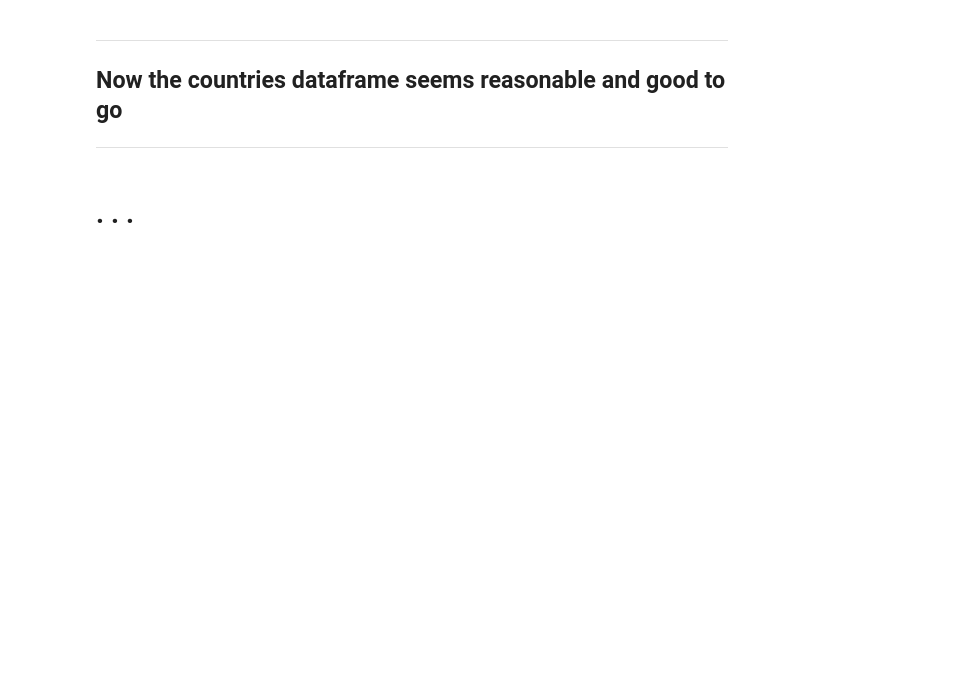
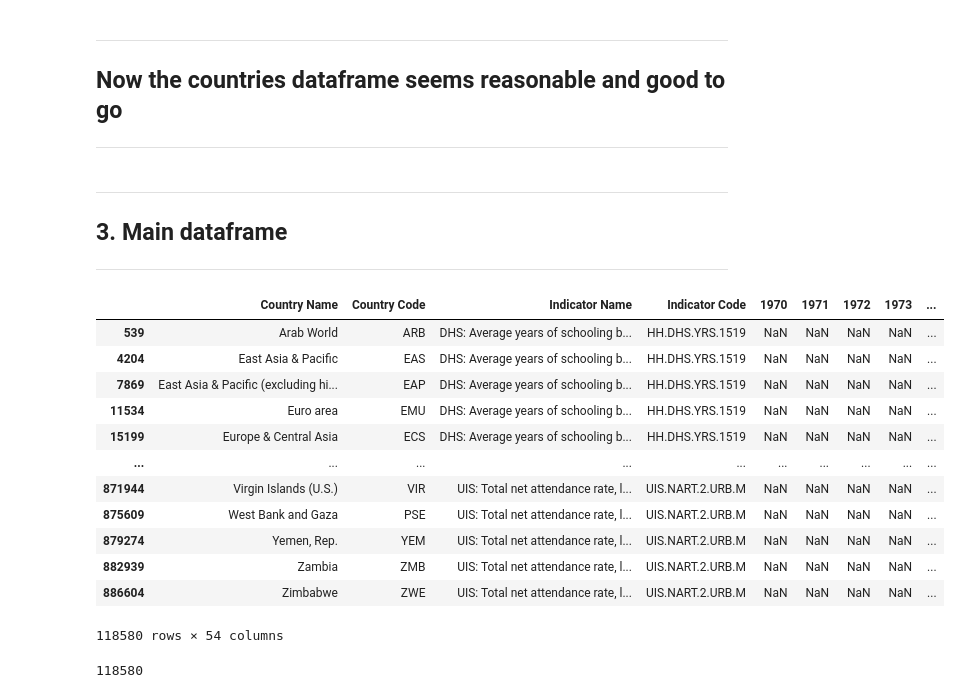
Before and after one commit to Harounnn/eDash, a Jupyter notebook: src/notebook/EDA.ipynb, the cells around one changed output. Saved outputs shown, nothing was run; the diff lists cells and outputs as text; code cells hidden in the pictures; blank space fills up the shorter version.

```diff
--- a/src/notebook/EDA.ipynb
+++ b/src/notebook/EDA.ipynb
@@ -153,4 +157,33 @@ Number of unique values in the Region column is 7
 ## Now the countries dataframe seems reasonable and good to go
 ***
 # %% [markdown]
-# . . .
+***
+## 3. Main dataframe
+***
+# %%
+main_df = main_df.loc[:,:'2020']
+
+tmp_new_indicators_df = new_indicators_df.set_index('Indicator Name')
+
+new_main_df = pd.merge(main_df,tmp_new_indicators_df,left_on='Indicator Name',right_index=True)
+
+new_main_df
+# %% [output]
+|  | Country Name | Country Code | Indicator Name | Indicator Code | 1970 | 1971 | 1972 | 1973 | ... |
+| 539 | Arab World | ARB | DHS: Average years of schooling b... | HH.DHS.YRS.1519 | NaN | NaN | NaN | NaN | ... |
+| 4204 | East Asia & Pacific | EAS | DHS: Average years of schooling b... | HH.DHS.YRS.1519 | NaN | NaN | NaN | NaN | ... |
+| 7869 | East Asia & Pacific (excluding hi... | EAP | DHS: Average years of schooling b... | HH.DHS.YRS.1519 | NaN | NaN | NaN | NaN | ... |
+| 11534 | Euro area | EMU | DHS: Average years of schooling b... | HH.DHS.YRS.1519 | NaN | NaN | NaN | NaN | ... |
+| 15199 | Europe & Central Asia | ECS | DHS: Average years of schooling b... | HH.DHS.YRS.1519 | NaN | NaN | NaN | NaN | ... |
+| ... | ... | ... | ... | ... | ... | ... | ... | ... | ... |
+| 871944 | Virgin Islands (U.S.) | VIR | UIS: Total net attendance rate, l... | UIS.NART.2.URB.M | NaN | NaN | NaN | NaN | ... |
+| 875609 | West Bank and Gaza | PSE | UIS: Total net attendance rate, l... | UIS.NART.2.URB.M | NaN | NaN | NaN | NaN | ... |
+| 879274 | Yemen, Rep. | YEM | UIS: Total net attendance rate, l... | UIS.NART.2.URB.M | NaN | NaN | NaN | NaN | ... |
+| 882939 | Zambia | ZMB | UIS: Total net attendance rate, l... | UIS.NART.2.URB.M | NaN | NaN | NaN | NaN | ... |
+| 886604 | Zimbabwe | ZWE | UIS: Total net attendance rate, l... | UIS.NART.2.URB.M | NaN | NaN | NaN | NaN | ... |
+118580 rows × 54 columns
+# %%
+#Number of indicators in our dataset = number of rows
+new_main_df.shape[0]
+# %% [output]
+118580
```
Also changed, not shown: parts of 7 cells of this notebook.
